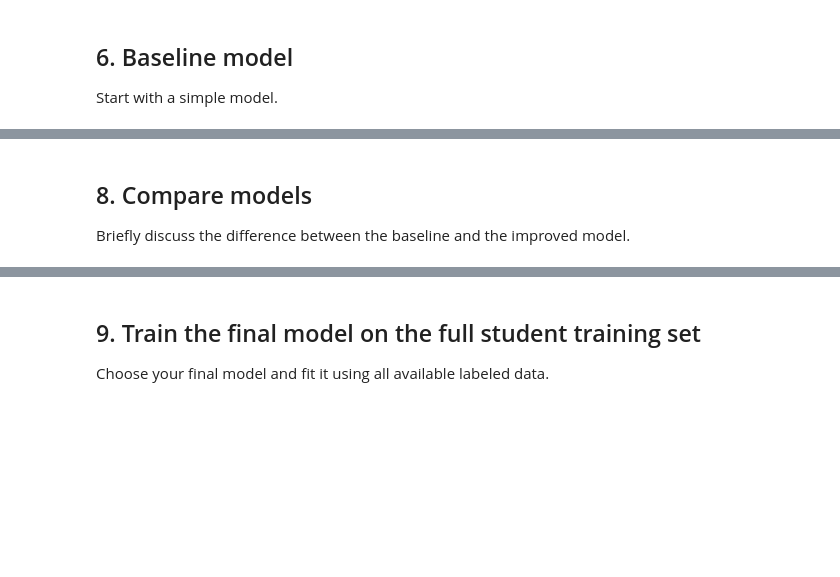
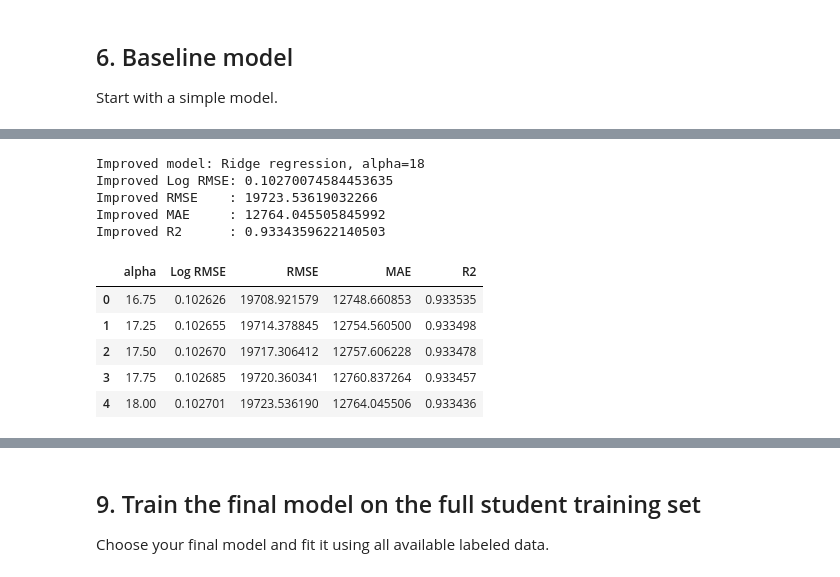
Before and after one commit to peter-schuck/data-science-visualization-project, a Jupyter notebook: lab05_files/lab05.ipynb, the cells around one changed output, grey strips where cells are left out. Cells and saved outputs as stored; diff of their text form; code cells hidden in the pictures; blank space fills up the shorter version.

```diff
--- a/lab05_files/lab05.ipynb
+++ b/lab05_files/lab05.ipynb
@@ -316,9 +339,12 @@ def add_engineered_features(df):
     df["IsRemodeled"] = (df["YearRemodAdd"] != df["YearBuilt"]).astype(int)
     df["NewHouse"] = (df["YrSold"] == df["YearBuilt"]).astype(int)
 
-    # These two ratio features produced the best single-model leaderboard score.
+    # These ratio features produced the best single-model leaderboard score.
     df["SFPerRoom"] = safe_divide(df["GrLivArea"], df["TotRmsAbvGrd"])
     df["BathPerBedroom"] = safe_divide(df["TotalBathrooms"], df["BedroomAbvGr"])
+    df["LotAreaPerTotalSF"] = safe_divide(df["LotArea"], df["TotalSF"])
+    porch_deck_sf = df["TotalPorchSF"] + df["WoodDeckSF"].fillna(0)
+    df["PorchDeckPerTotalSF"] = safe_divide(porch_deck_sf, df["TotalSF"])
 
     df["DecadeBuilt"] = (df["YearBuilt"] // 10) * 10
     df["DecadeRemod"] = (df["YearRemodAdd"] // 10) * 10
@@ -456,11 +500,11 @@ Try at least one stronger model and compare the result.
 # %%
-def make_ridge_model(alpha=16):
+def make_ridge_model(alpha=18):
     return Pipeline(steps=[
         ("preprocessor", clone(preprocessor)),
         ("model", Ridge(alpha=alpha))
     ])
 
-ridge_alphas = [15, 16, 17, 18]
+ridge_alphas = [16.75, 17.25, 17.5, 17.75, 18]
 ridge_results = []
 
 for alpha in ridge_alphas:
@@ -470,36 +514,44 @@ for alpha in ridge_alphas:
     pred_valid_log = candidate_model.predict(X_valid)
     pred_valid = np.maximum(np.expm1(pred_valid_log), 0)
 
     ridge_results.append({
         "alpha": alpha,
         "Log RMSE": mean_squared_error(y_valid_log, np.log1p(pred_valid)) ** 0.5,
         "RMSE": mean_squared_error(y_valid, pred_valid) ** 0.5,
         "MAE": mean_absolute_error(y_valid, pred_valid),
         "R2": r2_score(y_valid, pred_valid),
     })
 
 ridge_results = pd.DataFrame(ridge_results).sort_values("Log RMSE").reset_index(drop=True)
 
-best_ridge_alpha = 16
+best_ridge_alpha = 18
 improved_model = make_ridge_model(alpha=best_ridge_alpha)
 improved_model.fit(X_train, y_train_log)
 
 pred_valid_improved_log = improved_model.predict(X_valid)
 pred_valid_improved = np.maximum(np.expm1(pred_valid_improved_log), 0)
 
 rmse_log_improved = mean_squared_error(y_valid_log, np.log1p(pred_valid_improved)) ** 0.5
 rmse_improved = mean_squared_error(y_valid, pred_valid_improved) ** 0.5
 mae_improved = mean_absolute_error(y_valid, pred_valid_improved)
 r2_improved = r2_score(y_valid, pred_valid_improved)
 
-print(f"Improved model: single Ridge regression, alpha={best_ridge_alpha}")
+print(f"Improved model: Ridge regression, alpha={best_ridge_alpha}")
 print("Improved Log RMSE:", rmse_log_improved)
 print("Improved RMSE    :", rmse_improved)
 print("Improved MAE     :", mae_improved)
 print("Improved R2      :", r2_improved)
 
 ridge_results
+# %% [output]
+Improved model: Ridge regression, alpha=18
+Improved Log RMSE: 0.10270074584453635
+Improved RMSE    : 19723.53619032266
+Improved MAE     : 12764.045505845992
+Improved R2      : 0.9334359622140503
+|  | alpha | Log RMSE | RMSE | MAE | R2 |
+| 0 | 16.75 | 0.102626 | 19708.921579 | 12748.660853 | 0.933535 |
+| 1 | 17.25 | 0.102655 | 19714.378845 | 12754.560500 | 0.933498 |
+| 2 | 17.50 | 0.102670 | 19717.306412 | 12757.606228 | 0.933478 |
+| 3 | 17.75 | 0.102685 | 19720.360341 | 12760.837264 | 0.933457 |
+| 4 | 18.00 | 0.102701 | 19723.536190 | 12764.045506 | 0.933436 |
-# %% [markdown]
-## 8. Compare models
-
-Briefly discuss the difference between the baseline and the improved model.
```
Also changed, not shown: parts of 31 cells of this notebook.
